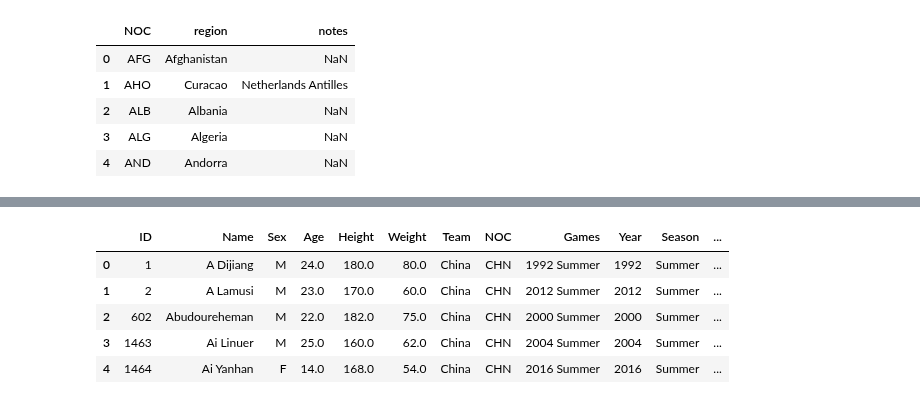
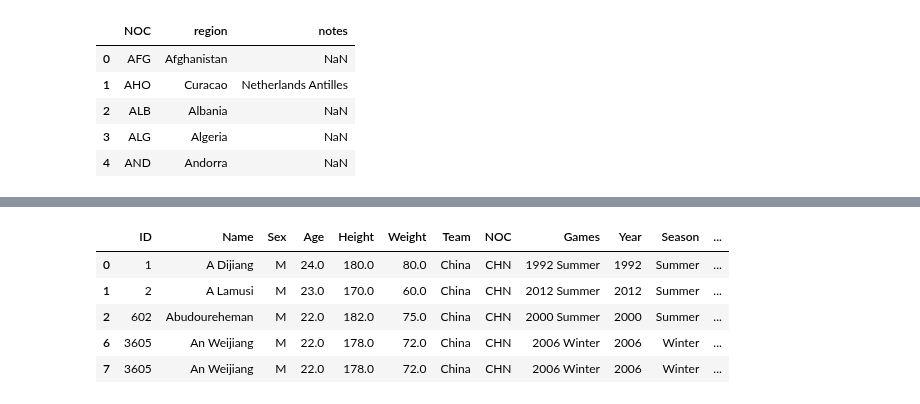
Before and after one commit to Nourankh20/Data-Visualization, a Jupyter notebook: Visualization.ipynb, the cells around one changed output, grey strips where cells are left out. Saved outputs shown, nothing was run; the diff lists cells and outputs as text; code cells hidden in the pictures.

```diff
--- a/Visualization.ipynb
+++ b/Visualization.ipynb
@@ -45,2 +43,6 @@ array(['London'], dtype=object)
 # %%
 df = pd.merge(athlete_events_df,noc_regions,left_on='NOC',right_on='NOC')
+# %%
+df.head()
+df = df.drop_duplicates()
+df.head()
@@ -46,0 +134,16 @@ df = pd.merge(athlete_events_df,noc_regions,left_on='NOC',right_on='NOC')
+# %%
+
+sports_weight_females = Females.groupby(['Sport', 'region'])['Weight'].mean()
+sports_weight_males = Males.groupby(['Sport', 'region'])['Weight'].mean()
+
+
+dropped_null_values_weight_females = sports_weight_females.dropna(how='all')
+dropped_null_values_weight_females.values
+
+dropped_null_values_weight_males = sports_weight_males.dropna(how='all')
+dropped_null_values_weight_males
+
+
+ay = sns.boxplot(x=dropped_null_values_weight_females)
+
+Males.isna().sum()/len(Males) *100
@@ -46,0 +174,22 @@ df = pd.merge(athlete_events_df,noc_regions,left_on='NOC',right_on='NOC')
+# %%
+
+#Removed outliers in female weight
+
+Q1 = np.percentile(dropped_null_values_weight_females.values, 25,interpolation = 'midpoint')
+Q3 = np.percentile(dropped_null_values_weight_females.values, 75,interpolation = 'midpoint')
+IQR = Q3 - Q1
+
+Females = Females[~(Females['Weight'] >= (Q3+1.5*IQR))]
+Females = Females[~(Females['Weight'] <= (Q1-1.5*IQR))]
+
+
+#Removed outliers in male weight
+
+Q1 = np.percentile(dropped_null_values_weight_males.values, 25,interpolation = 'midpoint')
+Q3 = np.percentile(dropped_null_values_weight_males.values, 75,interpolation = 'midpoint')
+IQR = Q3 - Q1
+
+Males = Males[~(Males['Weight'] >= (Q3+1.5*IQR))]
+Males = Males[~(Males['Weight'] <= (Q1-1.5*IQR))]
+
+ay = sns.boxplot(x=Females['Weight'])
@@ -47,9 +202,9 @@ df = pd.merge(athlete_events_df,noc_regions,left_on='NOC',right_on='NOC')
 # %%
-df.head()
+Males.head()
 # %% [output]
 |  | ID | Name | Sex | Age | Height | Weight | Team | NOC | Games | Year | Season | ... |
 | 0 | 1 | A Dijiang | M | 24.0 | 180.0 | 80.0 | China | CHN | 1992 Summer | 1992 | Summer | ... |
 | 1 | 2 | A Lamusi | M | 23.0 | 170.0 | 60.0 | China | CHN | 2012 Summer | 2012 | Summer | ... |
 | 2 | 602 | Abudoureheman | M | 22.0 | 182.0 | 75.0 | China | CHN | 2000 Summer | 2000 | Summer | ... |
-| 3 | 1463 | Ai Linuer | M | 25.0 | 160.0 | 62.0 | China | CHN | 2004 Summer | 2004 | Summer | ... |
-| 4 | 1464 | Ai Yanhan | F | 14.0 | 168.0 | 54.0 | China | CHN | 2016 Summer | 2016 | Summer | ... |
+| 6 | 3605 | An Weijiang | M | 22.0 | 178.0 | 72.0 | China | CHN | 2006 Winter | 2006 | Winter | ... |
+| 7 | 3605 | An Weijiang | M | 22.0 | 178.0 | 72.0 | China | CHN | 2006 Winter | 2006 | Winter | ... |
```
Also changed, not shown: parts of 39 cells of this notebook.
